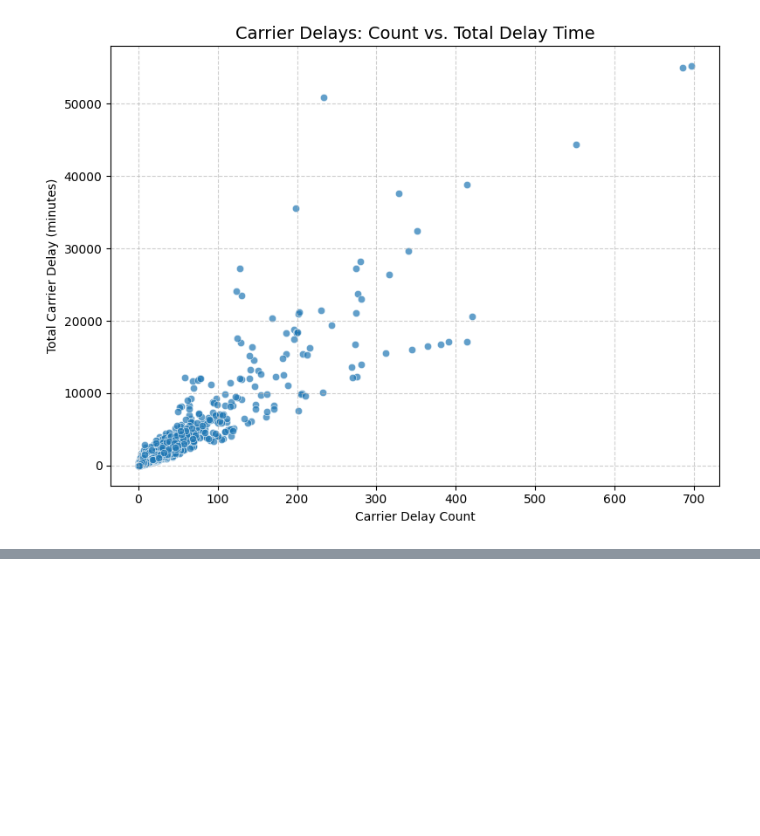
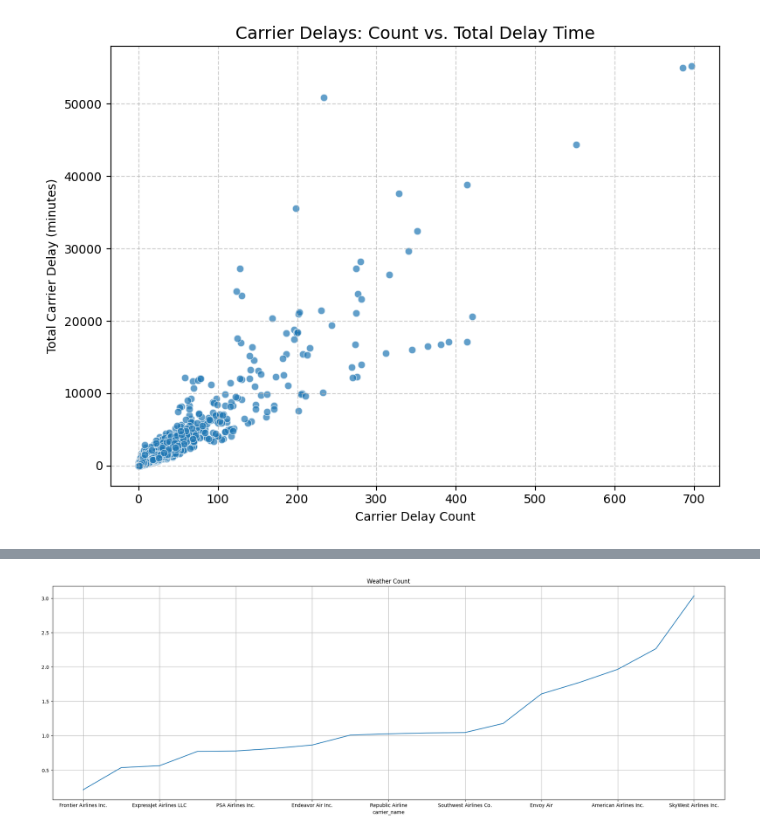
Before and after one commit to HHQuraishi/Flight-Delay-Analysis, a Jupyter notebook: airline_delay.ipynb, the cells around one changed output, grey strips where cells are left out. Cells and saved outputs as stored; diff of their text form; code cells hidden in the pictures; blank space fills up the shorter version.

```diff
--- a/airline_delay.ipynb
+++ b/airline_delay.ipynb
@@ -221,0 +215,9 @@ plt.show()
+# %%
+del_wt=file.groupby('carrier_name')['weather_ct'].mean().sort_values()
+plt.figure(figsize=(25,8))
+del_wt.plot()
+plt.title('Weather Count')
+plt.grid(True)
+plt.show()
+# %% [output]
+[figure, added]
```
Also changed, not shown: parts of 9 cells of this notebook.
